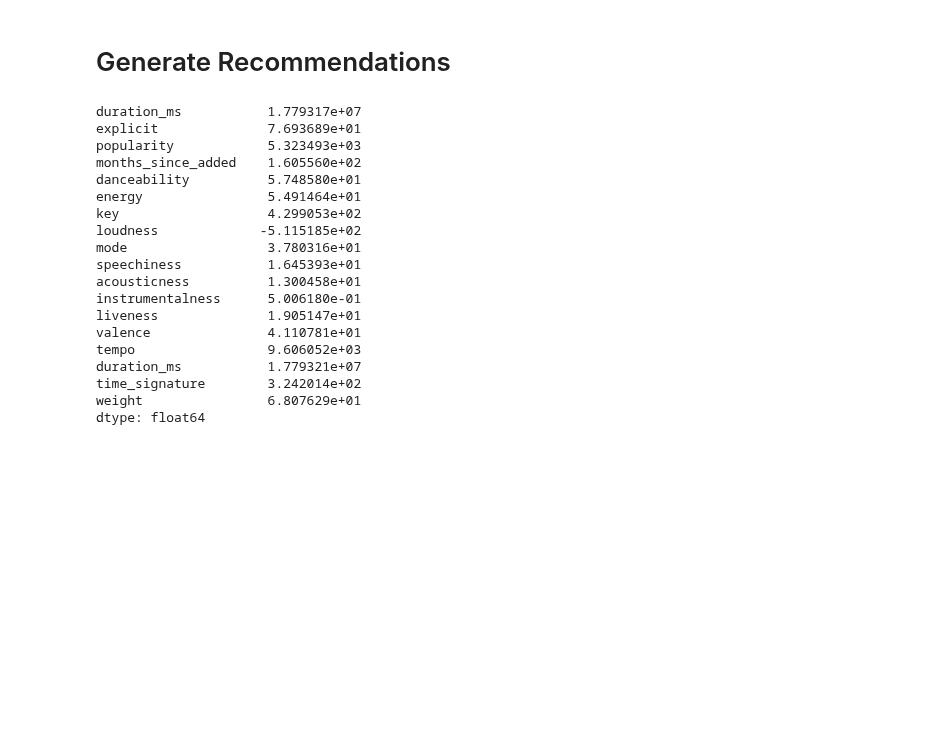
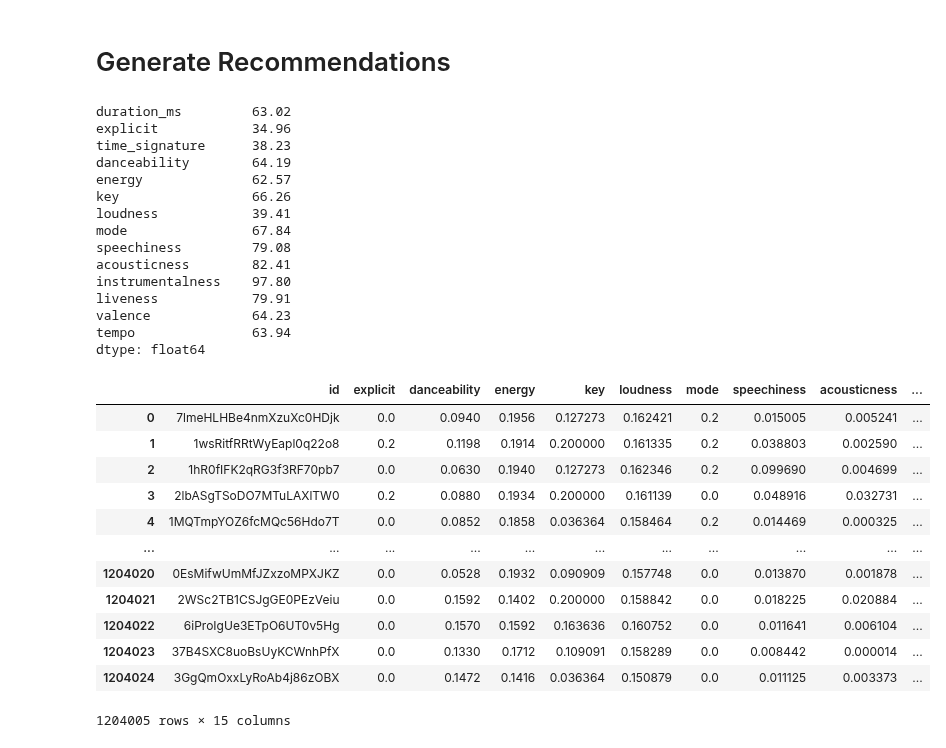
Before and after one commit to RohitValiveti/music-discovery, a Jupyter notebook: model/model.ipynb, the cells around one changed output. Cells and saved outputs as stored; diff of their text form; code cells hidden in the pictures; blank space fills up the shorter version.

```diff
--- a/model/model.ipynb
+++ b/model/model.ipynb
@@ -132,50 +164,78 @@ playlist_df
 # %% [markdown]
 # Generate Recommendations
 # %%
-def create_playlist_vector(playlist_df, weight_factor=1.1):
+def create_playlist_vector(full_feature_set_df, playlist_df, weight_factor=1.2):
     """
-    Generates a single vector desribing a playlist dataframe
+    Generates a single vector desribing a playlist dataframe.
+    Removes those songs in the playlist from the full_feature_set_df
 
     Parameters:
-    - playlist_df
+    - full_feature_set_df: All tracks of the dataset
+    - playlist_df: Dataframe consisting of the songs in the playlist and their features
     - weight_factor: value representing bias of more recently added songs
+    Returns:
+    - sum_vect: 1D vector summarizing the features of the playlist
+    - refined: All tracks in dataset as defined by full_feature_set_df, except those in the playlist_df
     """
-    playlist_df= playlist_df.drop(['track_id'],axis=1)
+    # Compute full_feature_set_df
+    # refined_complete_df =
+    merged_df = pd.merge(full_feature_set_df, playlist_df['id'], on='id', how='left', indicator=True)
+    pruned_df = merged_df[merged_df['_merge'] == 'left_only'].drop(columns='_merge')
 
-    # Normalize data:
+
+    playlist_df= playlist_df.drop(['id'],axis=1)
+    # Note: Popularity feature is not given in kaggle dataset;may need to drop that column as well.
+    playlist_df= playlist_df.drop(['popularity'],axis=1)
 
 
     # Compute Weight for each song of playlist; given from their months_since_added
     # More recent the song was added, the more weight is is given
     playlist_df['weight'] = playlist_df['months_since_added'].apply(lambda x: weight_factor ** (-x))
     playlist_df.update(playlist_df.mul(playlist_df.weight,0))
+    playlist_df = playlist_df.drop(['weight', 'months_since_added'],axis=1)
 
-    sum_vect = playlist_df.sum(axis = 0)
+    #Normalize Data (15 features)
+    df = playlist_df.apply(lambda iterator: ((iterator - iterator.mean())/iterator.std()).round(2))
+    df_normalized = df.apply(lambda iterator: ((iterator.max() - iterator)/(iterator.max() - iterator.min())).round(2))
+    sum_vect = df_normalized.sum(axis = 0)
 
-    return sum_vect
+
+    return sum_vect, pruned_df
 # %%
-playlist_vect = create_playlist_vector(playlist_df)
+playlist_vect, refined_feature_set = create_playlist_vector(full_feature_set_df,playlist_df)
 playlist_vect
 # %% [output]
-duration_ms           1.779317e+07
-explicit              7.693689e+01
-popularity            5.323493e+03
-months_since_added    1.605560e+02
-danceability          5.748580e+01
-energy                5.491464e+01
-key                   4.299053e+02
-loudness             -5.115185e+02
-mode                  3.780316e+01
-speechiness           1.645393e+01
-acousticness          1.300458e+01
-instrumentalness      5.006180e-01
-liveness              1.905147e+01
-valence               4.110781e+01
-tempo                 9.606052e+03
-duration_ms           1.779321e+07
-time_signature        3.242014e+02
-weight                6.807629e+01
+duration_ms         63.02
+explicit            34.96
+time_signature      38.23
+danceability        64.19
+energy              62.57
+key                 66.26
+loudness            39.41
+mode                67.84
+speechiness         79.08
+acousticness        82.41
+instrumentalness    97.80
+liveness            79.91
+valence             64.23
+tempo               63.94
 dtype: float64
+# %%
+refined_feature_set
+# %% [output]
+|  | id | explicit | danceability | energy | key | loudness | mode | speechiness | acousticness | ... |
+| 0 | 7lmeHLHBe4nmXzuXc0HDjk | 0.0 | 0.0940 | 0.1956 | 0.127273 | 0.162421 | 0.2 | 0.015005 | 0.005241 | ... |
+| 1 | 1wsRitfRRtWyEapl0q22o8 | 0.2 | 0.1198 | 0.1914 | 0.200000 | 0.161335 | 0.2 | 0.038803 | 0.002590 | ... |
+| 2 | 1hR0fIFK2qRG3f3RF70pb7 | 0.0 | 0.0630 | 0.1940 | 0.127273 | 0.162346 | 0.2 | 0.099690 | 0.004699 | ... |
+| 3 | 2lbASgTSoDO7MTuLAXlTW0 | 0.2 | 0.0880 | 0.1934 | 0.200000 | 0.161139 | 0.0 | 0.048916 | 0.032731 | ... |
+| 4 | 1MQTmpYOZ6fcMQc56Hdo7T | 0.0 | 0.0852 | 0.1858 | 0.036364 | 0.158464 | 0.2 | 0.014469 | 0.000325 | ... |
+| ... | ... | ... | ... | ... | ... | ... | ... | ... | ... | ... |
+| 1204020 | 0EsMifwUmMfJZxzoMPXJKZ | 0.0 | 0.0528 | 0.1932 | 0.090909 | 0.157748 | 0.0 | 0.013870 | 0.001878 | ... |
+| 1204021 | 2WSc2TB1CSJgGE0PEzVeiu | 0.0 | 0.1592 | 0.1402 | 0.200000 | 0.158842 | 0.0 | 0.018225 | 0.020884 | ... |
+| 1204022 | 6iProIgUe3ETpO6UT0v5Hg | 0.0 | 0.1570 | 0.1592 | 0.163636 | 0.160752 | 0.0 | 0.011641 | 0.006104 | ... |
+| 1204023 | 37B4SXC8uoBsUyKCWnhPfX | 0.0 | 0.1330 | 0.1712 | 0.109091 | 0.158289 | 0.0 | 0.008442 | 0.000014 | ... |
+| 1204024 | 3GgQmOxxLyRoAb4j86zOBX | 0.0 | 0.1472 | 0.1416 | 0.036364 | 0.150879 | 0.0 | 0.011125 | 0.003373 | ... |
+1204005 rows × 15 columns
 # %%
 from sklearn.metrics.pairwise import cosine_similarity
 
```
Also changed, not shown: parts of 12 cells of this notebook.
